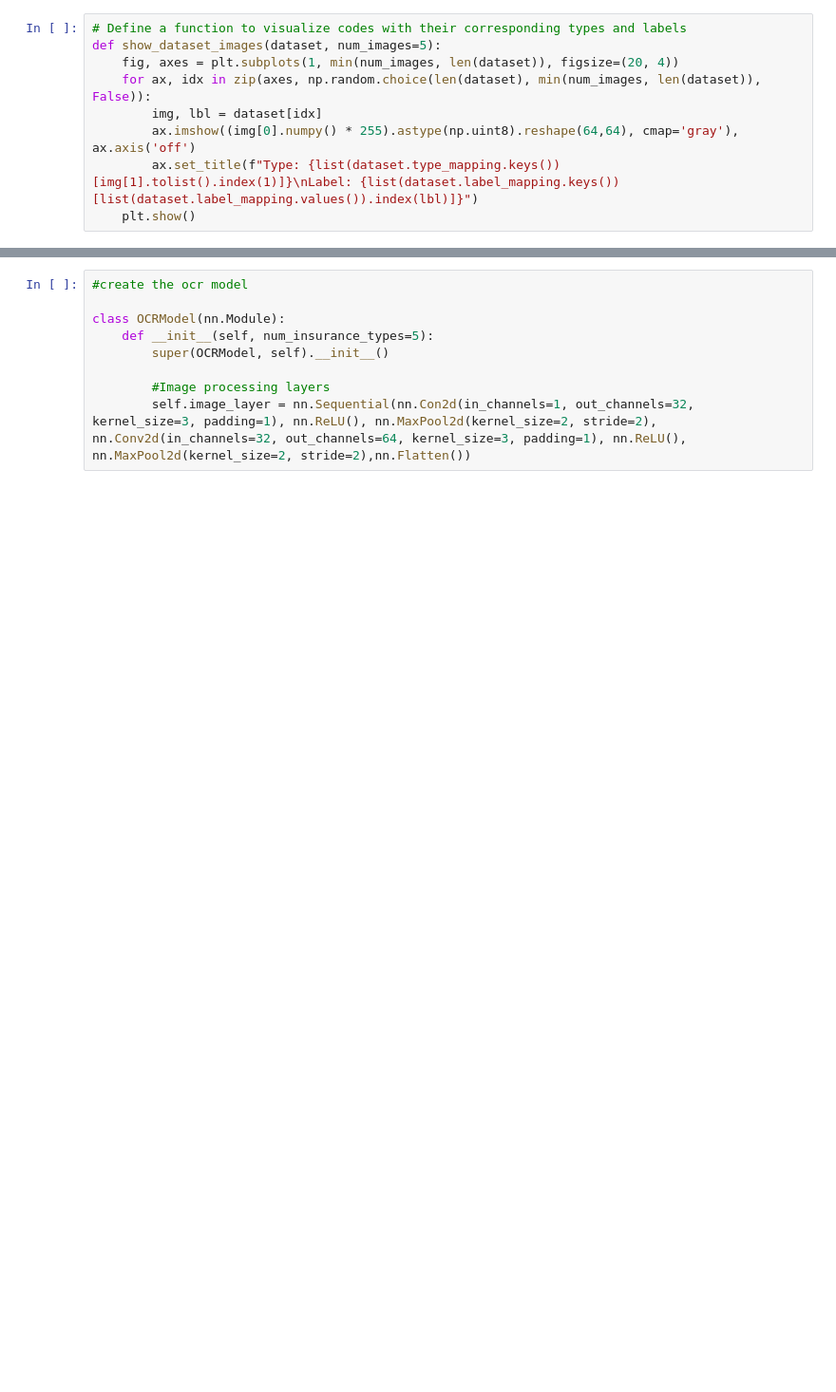
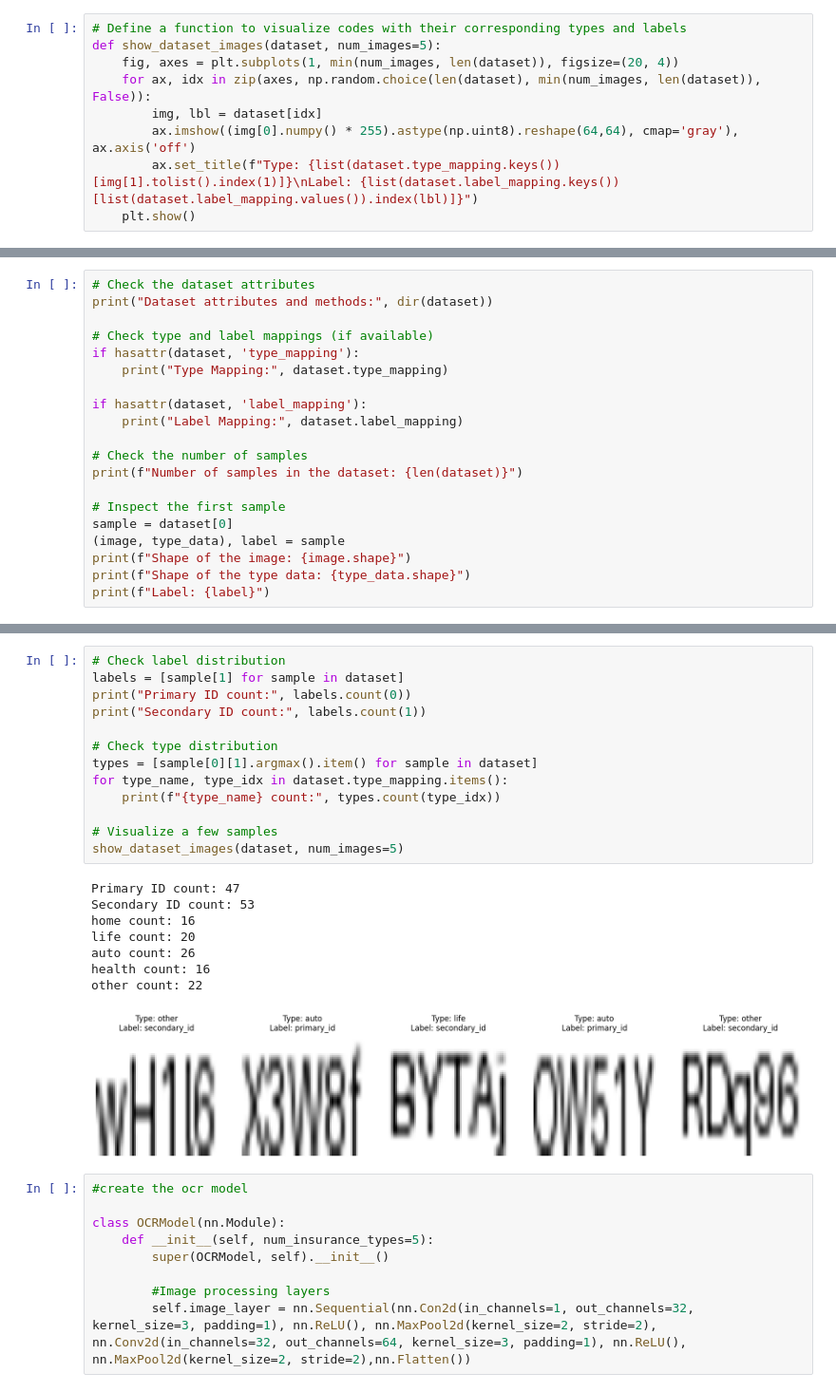
Before and after one commit to myehya1/Multi-Inputs-models-for-OCR, a Jupyter notebook: main.ipynb, the cells around one changed output, grey strips where cells are left out. Shown: that part at 95% size. Cells and saved outputs as stored; diff of their text form; blank space fills up the shorter version.

```diff
--- a/main.ipynb
+++ b/main.ipynb
@@ -26,0 +27,20 @@ show_dataset_images(dataset)
+# %%
+# Check the dataset attributes
+print("Dataset attributes and methods:", dir(dataset))
+
+# Check type and label mappings (if available)
+if hasattr(dataset, 'type_mapping'):
+    print("Type Mapping:", dataset.type_mapping)
+
+if hasattr(dataset, 'label_mapping'):
+    print("Label Mapping:", dataset.label_mapping)
+
+# Check the number of samples
+print(f"Number of samples in the dataset: {len(dataset)}")
+
+# Inspect the first sample
+sample = dataset[0]
+(image, type_data), label = sample
+print(f"Shape of the image: {image.shape}")
+print(f"Shape of the type data: {type_data.shape}")
+print(f"Label: {label}")
@@ -27,3 +55,25 @@ show_dataset_images(dataset)
+# %%
+# Check label distribution
+labels = [sample[1] for sample in dataset]
+print("Primary ID count:", labels.count(0))
+print("Secondary ID count:", labels.count(1))
+
+# Check type distribution
+types = [sample[0][1].argmax().item() for sample in dataset]
+for type_name, type_idx in dataset.type_mapping.items():
+    print(f"{type_name} count:", types.count(type_idx))
+
+# Visualize a few samples
+show_dataset_images(dataset, num_images=5)
+# %% [output]
+Primary ID count: 47
+Secondary ID count: 53
+home count: 16
+life count: 20
+auto count: 26
+health count: 16
+other count: 22
+[figure, added]
 # %%
 #create the ocr model
 
```
Also changed, not shown: parts of 3 cells of this notebook, 1 other file.
